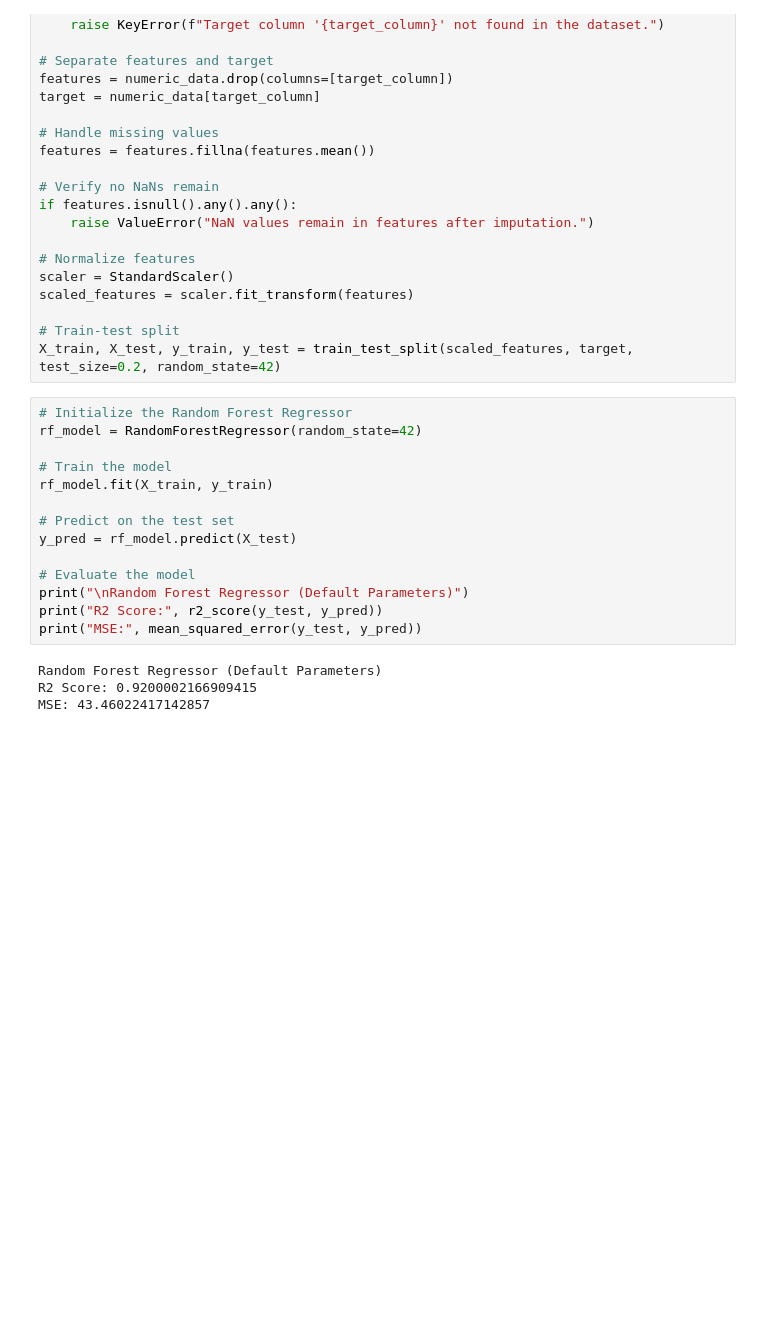
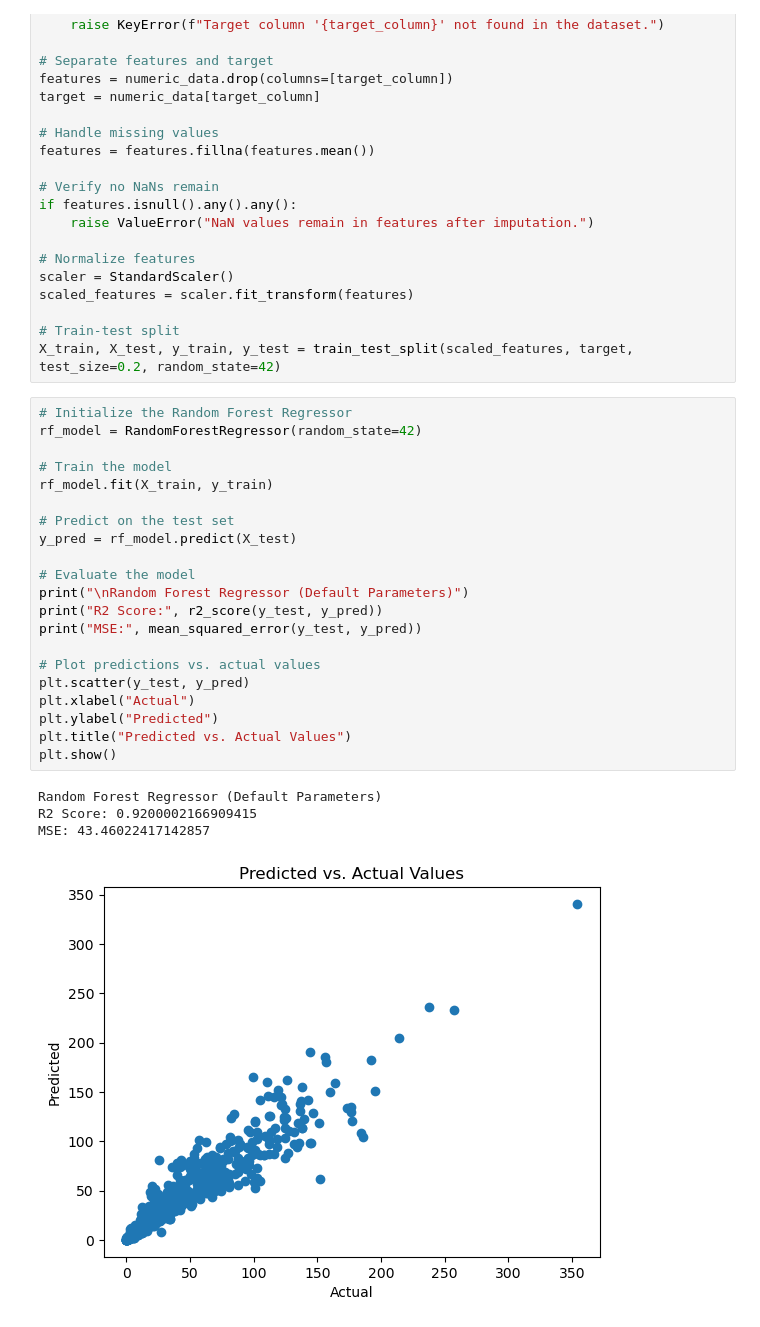
Before and after one commit to GreysonShafiei/Machine-Learning-Final-Project, a Jupyter notebook: New_York_Air_Quality_Random_Forrest_Regressor.ipynb, the cells around one changed output. Drawn from its saved outputs; the diff is of its cells as text; blank space fills up the shorter version.

```diff
--- a/New_York_Air_Quality_Random_Forrest_Regressor.ipynb
+++ b/New_York_Air_Quality_Random_Forrest_Regressor.ipynb
@@ -86,18 +110,26 @@ X_train, X_test, y_train, y_test = train_test_split(scaled_features, target, tes
 # %%
 # Initialize the Random Forest Regressor
 rf_model = RandomForestRegressor(random_state=42)
 
 # Train the model
 rf_model.fit(X_train, y_train)
 
 # Predict on the test set
 y_pred = rf_model.predict(X_test)
 
 # Evaluate the model
 print("\nRandom Forest Regressor (Default Parameters)")
 print("R2 Score:", r2_score(y_test, y_pred))
 print("MSE:", mean_squared_error(y_test, y_pred))
+
+# Plot predictions vs. actual values
+plt.scatter(y_test, y_pred)
+plt.xlabel("Actual")
+plt.ylabel("Predicted")
+plt.title("Predicted vs. Actual Values")
+plt.show()
 # %% [output]
 Random Forest Regressor (Default Parameters)
 R2 Score: 0.9200002166909415
 MSE: 43.46022417142857
+[figure, added]
```
Also changed, not shown: parts of 4 cells of this notebook, 1 other file.
